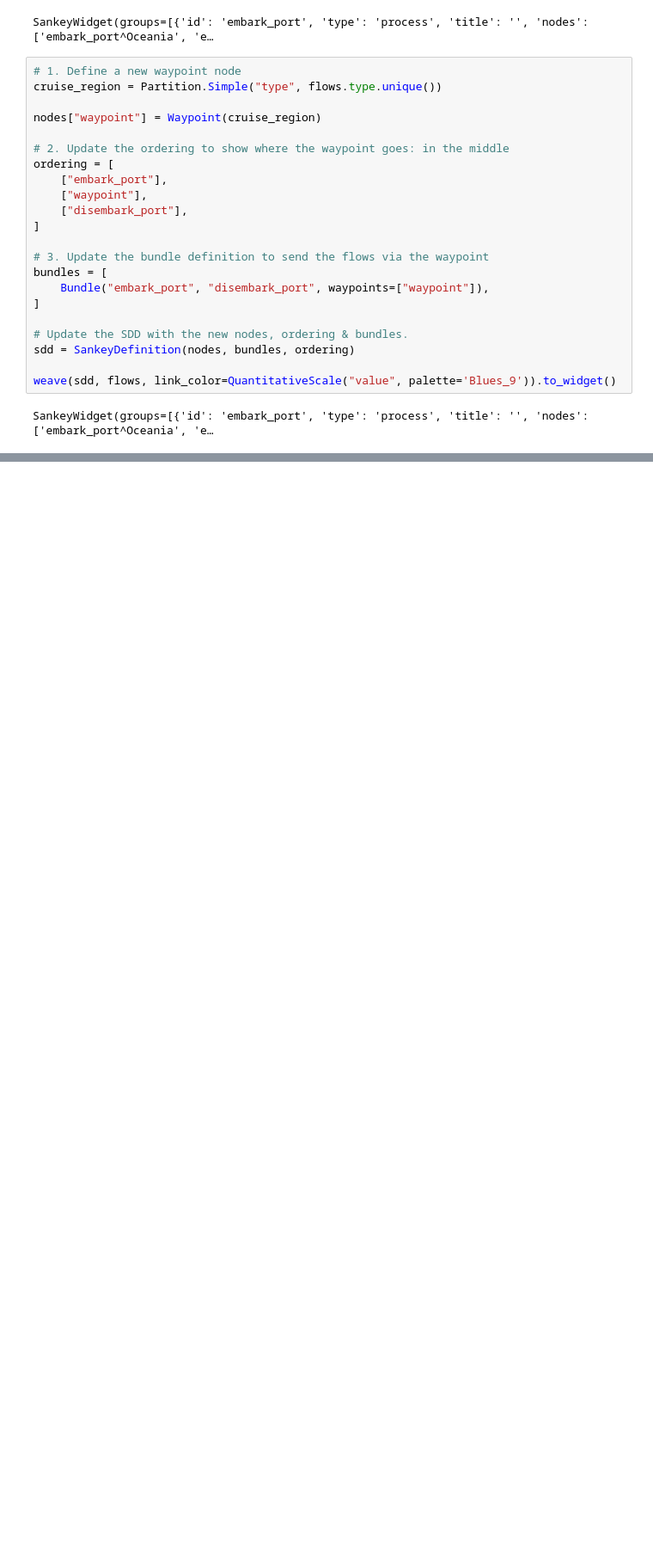
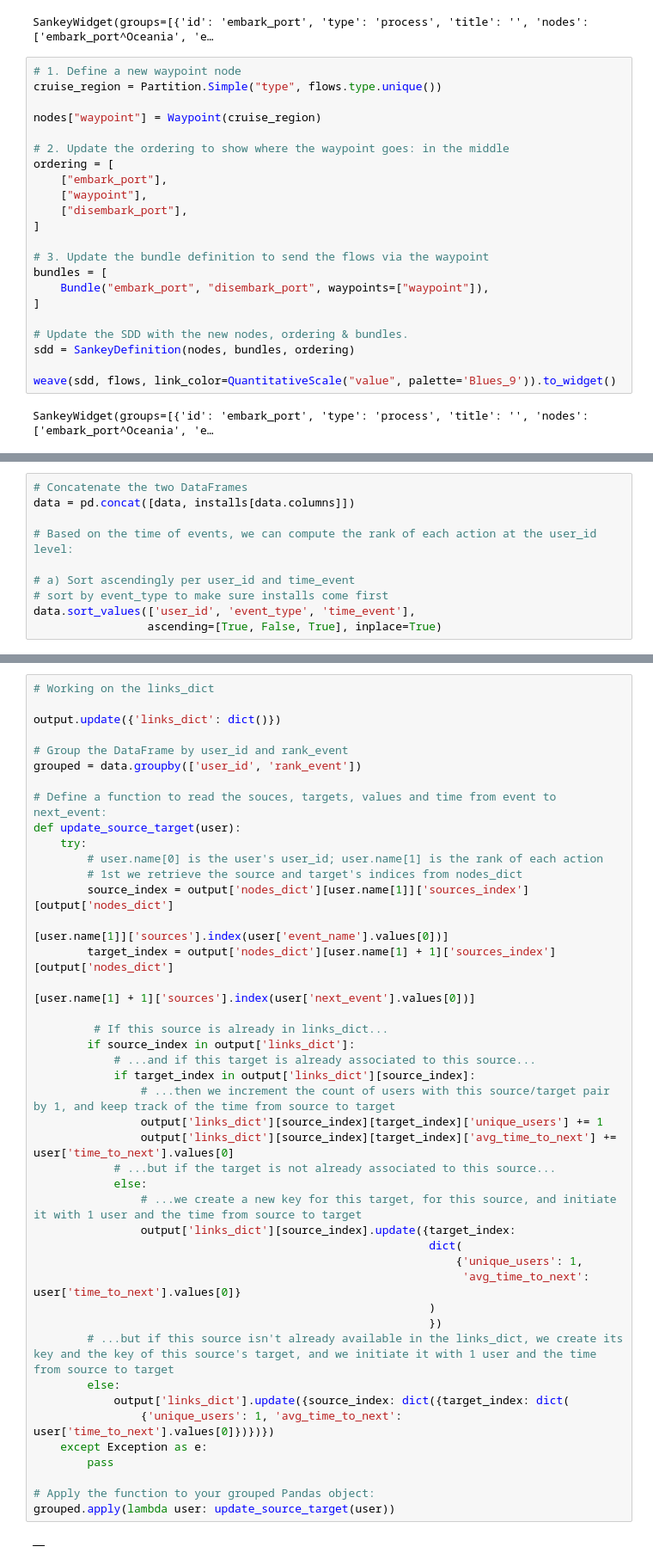
Before and after one commit to gsdavis1959/Python, a Jupyter notebook: SankeyTemplate.ipynb, the cells around one changed output, grey strips where cells are left out. Shown at 86% size. Cells and saved outputs as stored; diff of their text form; blank space fills up the shorter version.

```diff
--- a/SankeyTemplate.ipynb
+++ b/SankeyTemplate.ipynb
@@ -196,0 +246,10 @@ SankeyWidget(groups=[{'id': 'embark_port', 'type': 'process', 'title': '', 'node
+# %%
+# Concatenate the two DataFrames
+data = pd.concat([data, installs[data.columns]])
+
+# Based on the time of events, we can compute the rank of each action at the user_id level:
+
+# a) Sort ascendingly per user_id and time_event
+# sort by event_type to make sure installs come first
+data.sort_values(['user_id', 'event_type', 'time_event'],
+                 ascending=[True, False, True], inplace=True)
@@ -196,0 +350,45 @@ SankeyWidget(groups=[{'id': 'embark_port', 'type': 'process', 'title': '', 'node
+# %%
+# Working on the links_dict
+
+output.update({'links_dict': dict()})
+
+# Group the DataFrame by user_id and rank_event
+grouped = data.groupby(['user_id', 'rank_event'])
+
+# Define a function to read the souces, targets, values and time from event to next_event:
+def update_source_target(user):
+    try:
+        # user.name[0] is the user's user_id; user.name[1] is the rank of each action
+        # 1st we retrieve the source and target's indices from nodes_dict
+        source_index = output['nodes_dict'][user.name[1]]['sources_index'][output['nodes_dict']
+                                                                           [user.name[1]]['sources'].index(user['event_name'].values[0])]
+        target_index = output['nodes_dict'][user.name[1] + 1]['sources_index'][output['nodes_dict']
+                                                                               [user.name[1] + 1]['sources'].index(user['next_event'].values[0])]
+
+         # If this source is already in links_dict...
+        if source_index in output['links_dict']:
+            # ...and if this target is already associated to this source...
+            if target_index in output['links_dict'][source_index]:
+                # ...then we increment the count of users with this source/target pair by 1, and keep track of the time from source to target
+                output['links_dict'][source_index][target_index]['unique_users'] += 1
+                output['links_dict'][source_index][target_index]['avg_time_to_next'] += user['time_to_next'].values[0]
+            # ...but if the target is not already associated to this source...
+            else:
+                # ...we create a new key for this target, for this source, and initiate it with 1 user and the time from source to target
+                output['links_dict'][source_index].update({target_index:
+                                                           dict(
+                                                               {'unique_users': 1,
+                                                                'avg_time_to_next': user['time_to_next'].values[0]}
+                                                           )
+                                                           })
+        # ...but if this source isn't already available in the links_dict, we create its key and the key of this source's target, and we initiate it with 1 user and the time from source to target
+        else:
+            output['links_dict'].update({source_index: dict({target_index: dict(
+                {'unique_users': 1, 'avg_time_to_next': user['time_to_next'].values[0]})})})
+    except Exception as e:
+        pass
+
+# Apply the function to your grouped Pandas object:
+grouped.apply(lambda user: update_source_target(user))
+# %% [output]
+|  |
```
Also changed, not shown: parts of 6 cells of this notebook.
